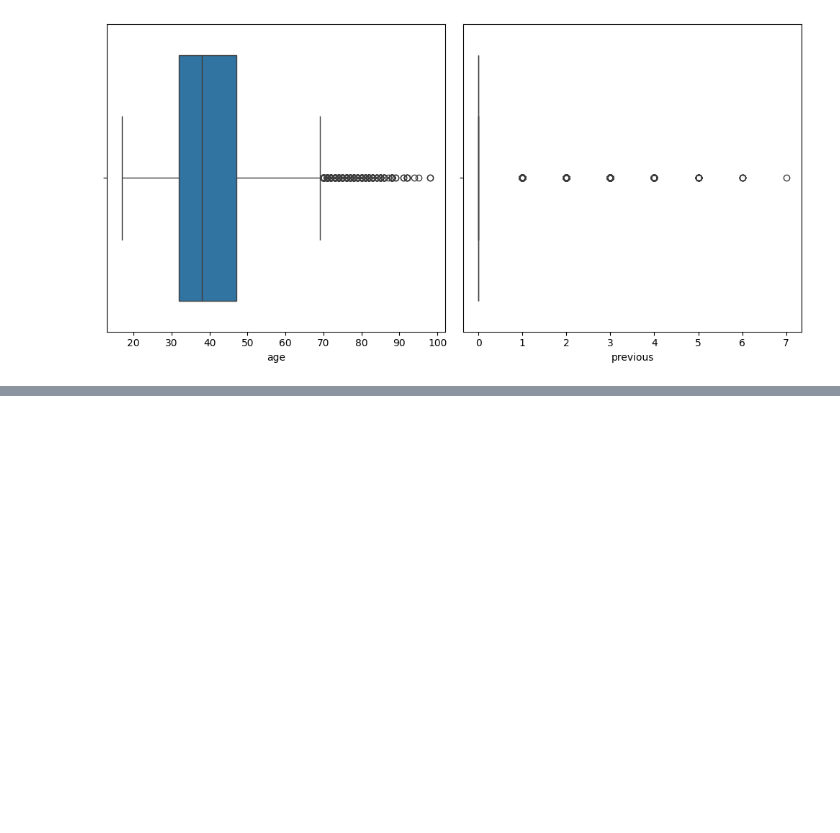
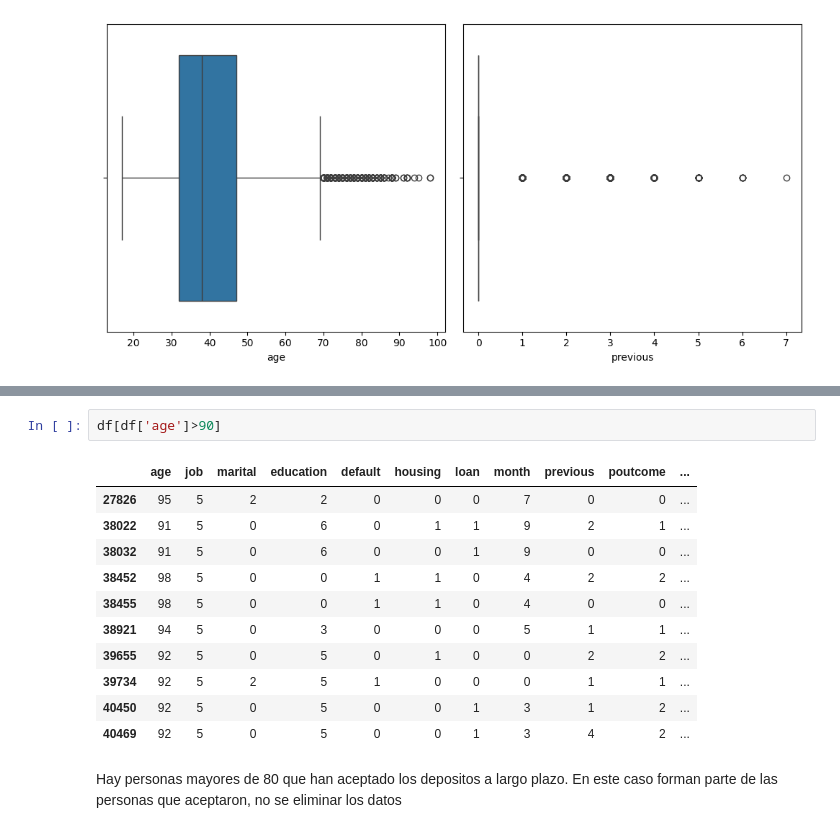
Before and after one commit to 4GeeksAcademy/Regresion_Lineal_Daniel_Delgado, a Jupyter notebook: src/explore.ipynb, the cells around one changed output, grey strips where cells are left out. Saved outputs shown, nothing was run; the diff lists cells and outputs as text; blank space fills up the shorter version.

```diff
--- a/src/explore.ipynb
+++ b/src/explore.ipynb
@@ -225,0 +257,16 @@ plt.show()
+# %%
+df[df['age']>90]
+# %% [output]
+|  | age | job | marital | education | default | housing | loan | month | previous | poutcome | ... |
+| 27826 | 95 | 5 | 2 | 2 | 0 | 0 | 0 | 7 | 0 | 0 | ... |
+| 38022 | 91 | 5 | 0 | 6 | 0 | 1 | 1 | 9 | 2 | 1 | ... |
+| 38032 | 91 | 5 | 0 | 6 | 0 | 0 | 1 | 9 | 0 | 0 | ... |
+| 38452 | 98 | 5 | 0 | 0 | 1 | 1 | 0 | 4 | 2 | 2 | ... |
+| 38455 | 98 | 5 | 0 | 0 | 1 | 1 | 0 | 4 | 0 | 0 | ... |
+| 38921 | 94 | 5 | 0 | 3 | 0 | 0 | 0 | 5 | 1 | 1 | ... |
+| 39655 | 92 | 5 | 0 | 5 | 0 | 1 | 0 | 0 | 2 | 2 | ... |
+| 39734 | 92 | 5 | 2 | 5 | 1 | 0 | 0 | 0 | 1 | 1 | ... |
+| 40450 | 92 | 5 | 0 | 5 | 0 | 0 | 1 | 3 | 1 | 2 | ... |
+| 40469 | 92 | 5 | 0 | 5 | 0 | 0 | 1 | 3 | 4 | 2 | ... |
+# %% [markdown]
+Hay personas mayores de 80 que han aceptado los depositos a largo plazo. En este caso forman parte de las personas que aceptaron, no se eliminar los datos
```
Also changed, not shown: parts of 16 cells of this notebook.
